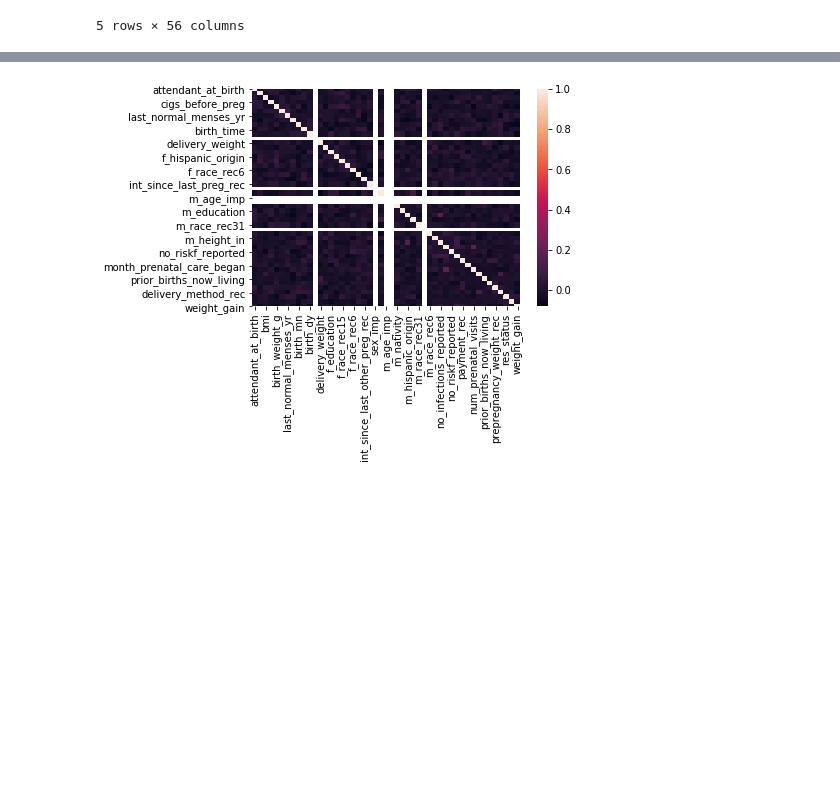
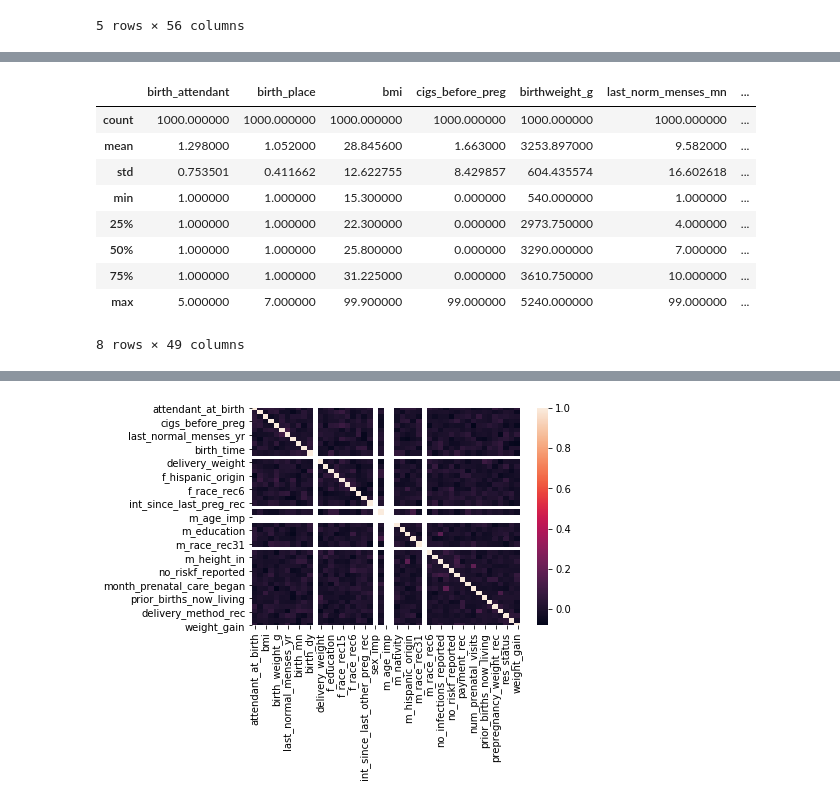
Before and after one commit to catrionamackay/Machine-Learning-Project, a Jupyter notebook: EDA.ipynb, the cells around one changed output, grey strips where cells are left out. Cells and saved outputs as stored; diff of their text form; code cells hidden in the pictures; blank space fills up the shorter version.

```diff
--- a/EDA.ipynb
+++ b/EDA.ipynb
@@ -43,6 +43,19 @@ df.head()
 | 3 | 1 | 1 | 31.6 | 0 | 4054 | 8 | ... |
 | 4 | 1 | 1 | 34.4 | 0 | 3850 | 4 | ... |
 5 rows × 55 columns
+# %%
+df.describe()
+# %% [output]
+|  | birth_attendant | birth_place | bmi | cigs_before_preg | birthweight_g | last_norm_menses_mn | ... |
+| count | 1000.000000 | 1000.000000 | 1000.000000 | 1000.000000 | 1000.000000 | 1000.000000 | ... |
+| mean | 1.298000 | 1.052000 | 28.845600 | 1.663000 | 3253.897000 | 9.582000 | ... |
+| std | 0.753501 | 0.411662 | 12.622755 | 8.429857 | 604.435574 | 16.602618 | ... |
+| min | 1.000000 | 1.000000 | 15.300000 | 0.000000 | 540.000000 | 1.000000 | ... |
+| 25% | 1.000000 | 1.000000 | 22.300000 | 0.000000 | 2973.750000 | 4.000000 | ... |
+| 50% | 1.000000 | 1.000000 | 25.800000 | 0.000000 | 3290.000000 | 7.000000 | ... |
+| 75% | 1.000000 | 1.000000 | 31.225000 | 0.000000 | 3610.750000 | 10.000000 | ... |
+| max | 5.000000 | 7.000000 | 99.900000 | 99.000000 | 5240.000000 | 99.000000 | ... |
+8 rows × 49 columns
 # %%
 df.info()
 # %% [output]
```
Also changed, not shown: parts of 20 cells of this notebook, 1 other file.
